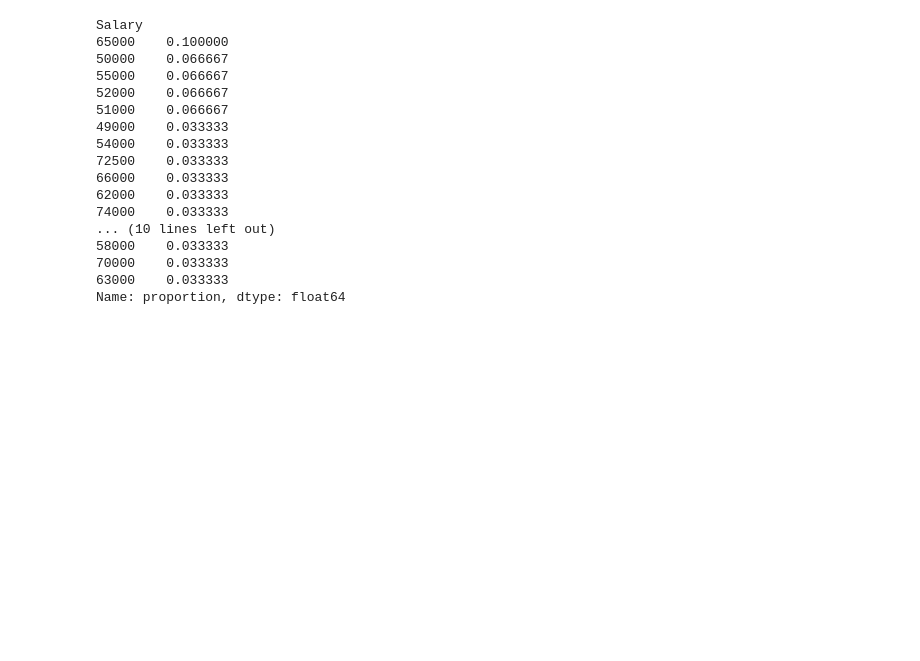
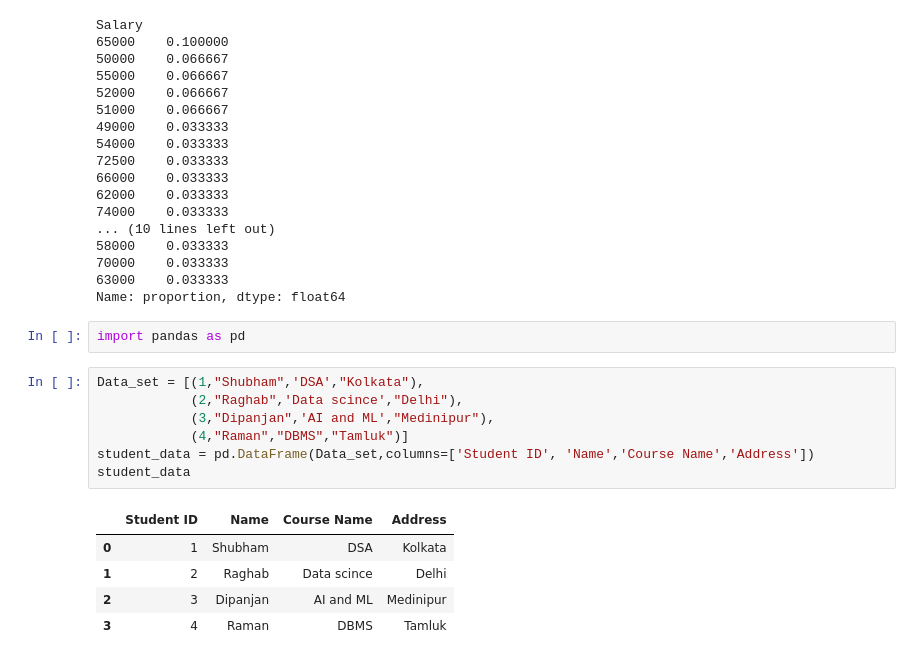
Before and after one commit to Shubham-Jana-Dev/Data-Science, a Jupyter notebook: 2026_07_13_(Panadas_data_frame)/data_frame.ipynb, the cells around one changed output. Cells and saved outputs as stored; diff of their text form; blank space fills up the shorter version.

```diff
--- a/2026_07_13_(Panadas_data_frame)/data_frame.ipynb
+++ b/2026_07_13_(Panadas_data_frame)/data_frame.ipynb
@@ -289,3 +289,18 @@ Salary
 70000    0.033333
 63000    0.033333
 Name: proportion, dtype: float64
+# %%
+import pandas as pd
+# %%
+Data_set = [(1,"Shubham",'DSA',"Kolkata"),
+            (2,"Raghab",'Data scince',"Delhi"),
+            (3,"Dipanjan",'AI and ML',"Medinipur"),
+            (4,"Raman","DBMS","Tamluk")]
+student_data = pd.DataFrame(Data_set,columns=['Student ID', 'Name','Course Name','Address'])
+student_data
+# %% [output]
+|  | Student ID | Name | Course Name | Address |
+| 0 | 1 | Shubham | DSA | Kolkata |
+| 1 | 2 | Raghab | Data scince | Delhi |
+| 2 | 3 | Dipanjan | AI and ML | Medinipur |
+| 3 | 4 | Raman | DBMS | Tamluk |
```
Also changed, not shown: 1 other file.
